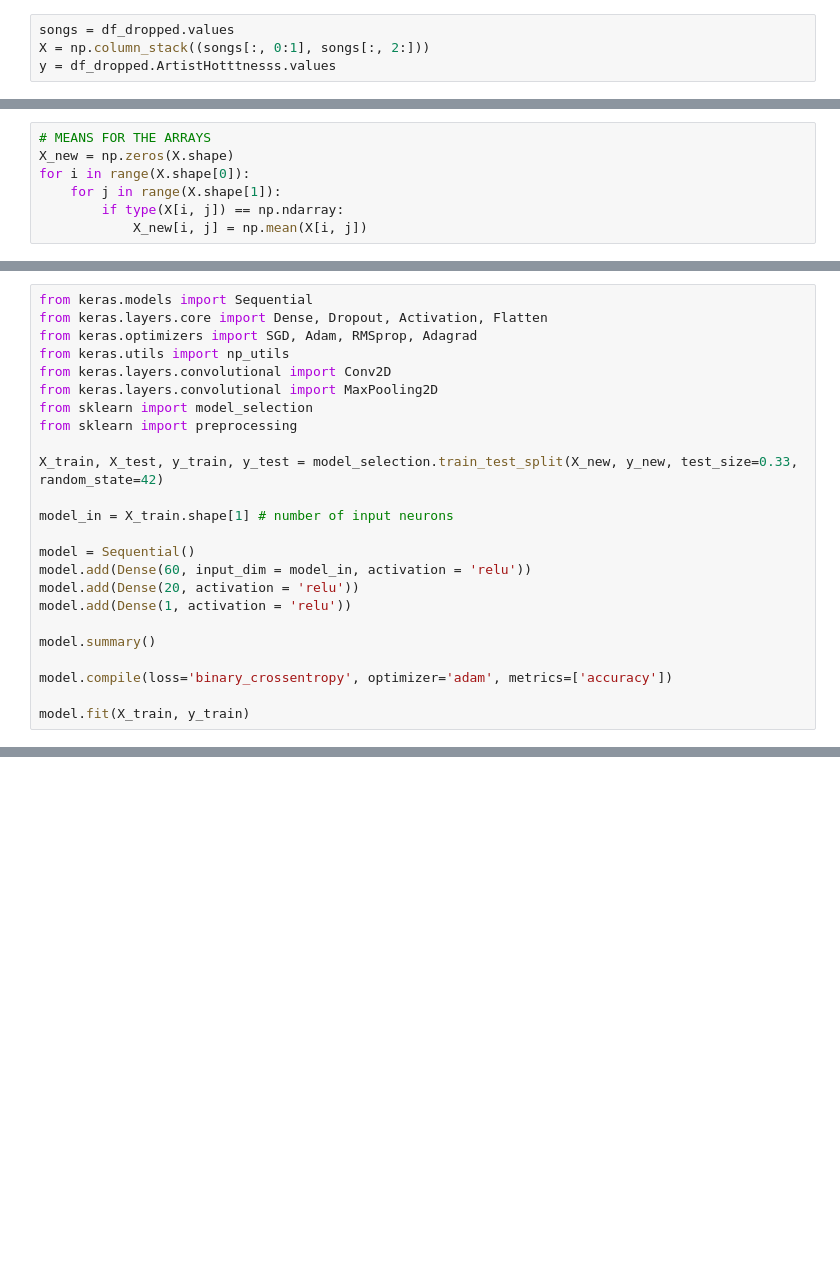
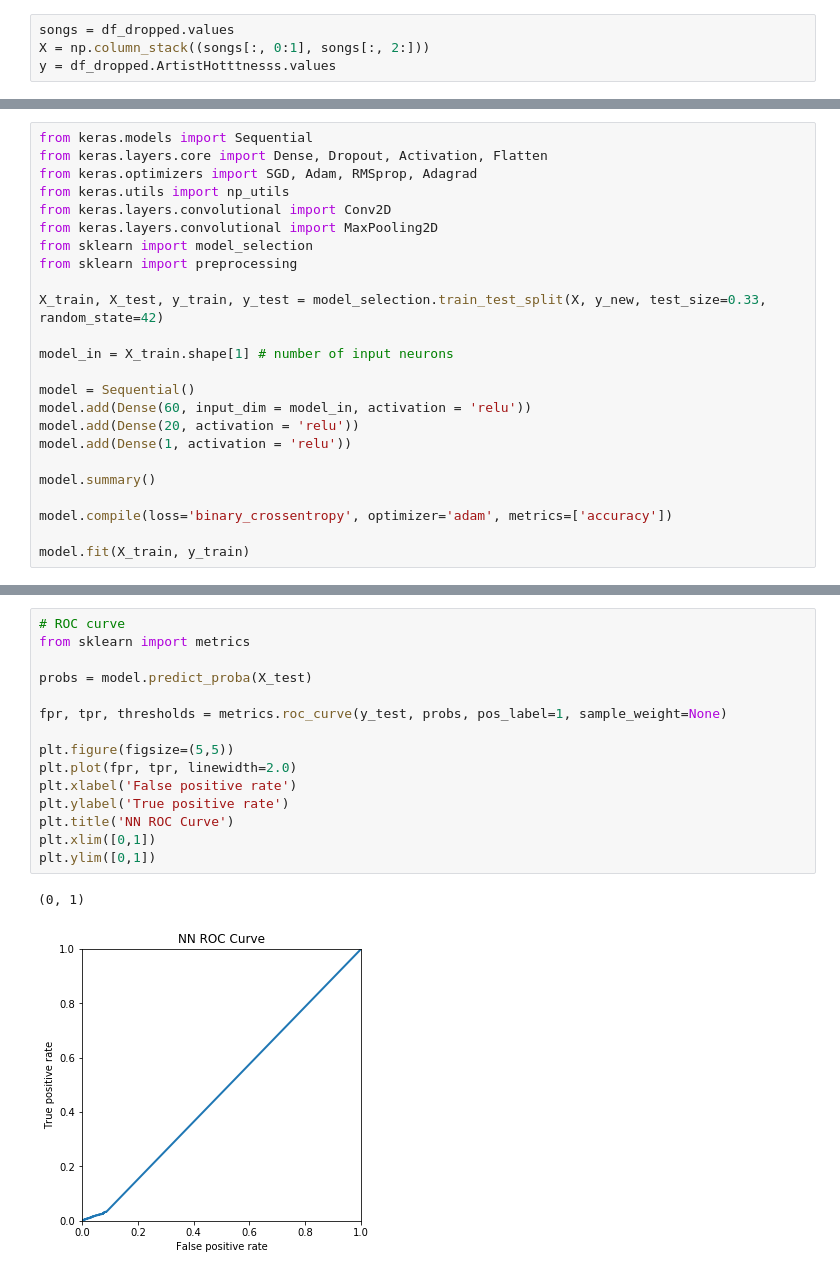
Before and after one commit to thefirebanks/SongPope, a Jupyter notebook: neural network.ipynb, the cells around one changed output, grey strips where cells are left out. Cells and saved outputs as stored; diff of their text form; blank space fills up the shorter version.

```diff
--- a/neural network.ipynb
+++ b/neural network.ipynb
@@ -167,7 +152,0 @@ print(type(X[0, 3]))
-# %%
-# MEANS FOR THE ARRAYS
-X_new = np.zeros(X.shape)
-for i in range(X.shape[0]):
-    for j in range(X.shape[1]):
-        if type(X[i, j]) == np.ndarray:
-            X_new[i, j] = np.mean(X[i, j])
@@ -200,7 +173,7 @@ from keras.layers.convolutional import MaxPooling2D
 from sklearn import model_selection
 from sklearn import preprocessing
 
-X_train, X_test, y_train, y_test = model_selection.train_test_split(X_new, y_new, test_size=0.33, random_state=42)
+X_train, X_test, y_train, y_test = model_selection.train_test_split(X, y_new, test_size=0.33, random_state=42)
 
 model_in = X_train.shape[1] # number of input neurons
 
@@ -241,0 +214,18 @@ ValueError: Input contains NaN, infinity or a value too large for dtype('float64
+# %%
+# ROC curve
+from sklearn import metrics
+
+probs = model.predict_proba(X_test)
+
+fpr, tpr, thresholds = metrics.roc_curve(y_test, probs, pos_label=1, sample_weight=None)
+
+plt.figure(figsize=(5,5))
+plt.plot(fpr, tpr, linewidth=2.0)
+plt.xlabel('False positive rate')
+plt.ylabel('True positive rate')
+plt.title('NN ROC Curve')
+plt.xlim([0,1])
+plt.ylim([0,1])
+# %% [output]
+(0, 1)
+[figure, added]
```
Also changed, not shown: parts of 22 cells of this notebook.
